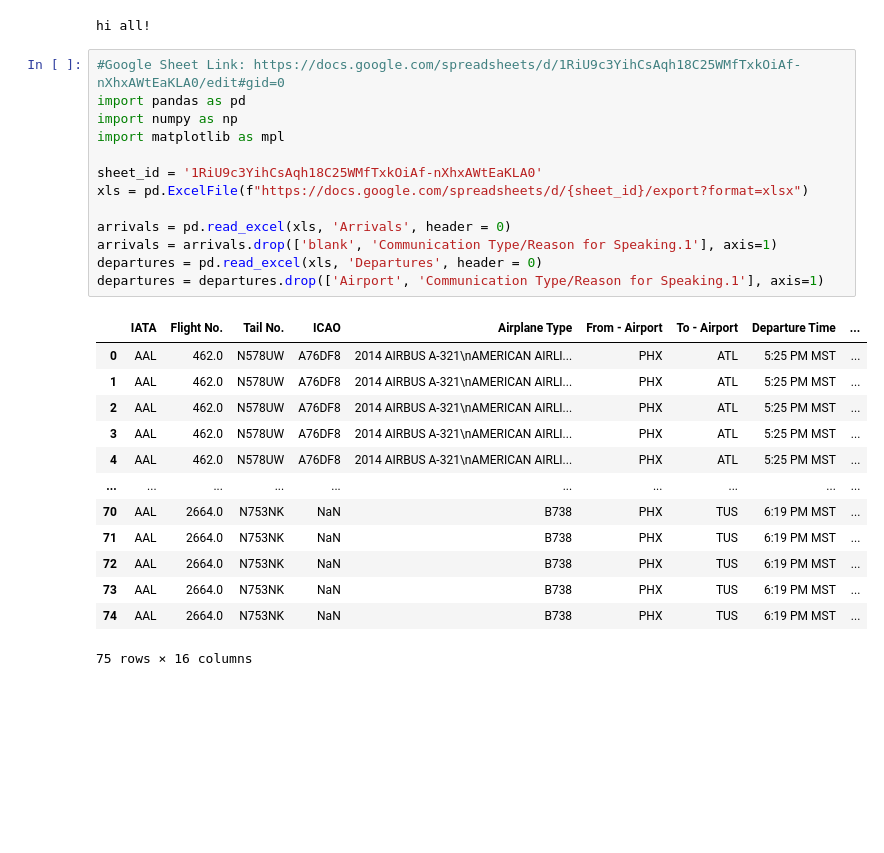
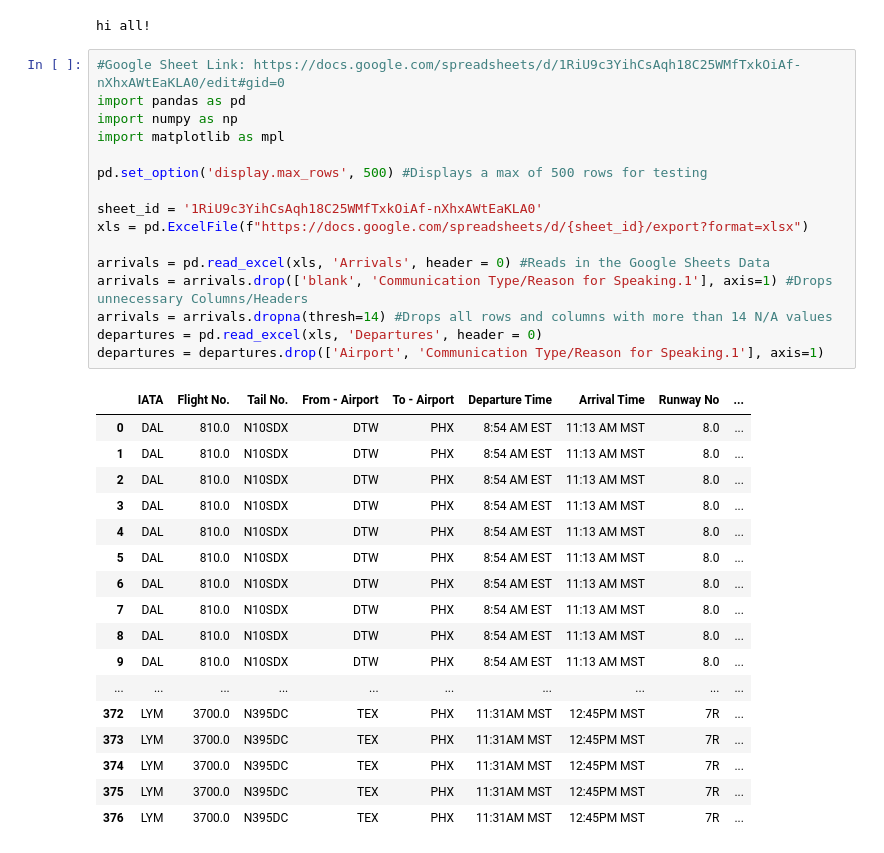
Before and after one commit to YangHusurianto/honeywell-atc-ai, a Jupyter notebook: random-forest.ipynb, the cells around one changed output. Cells and saved outputs as stored; diff of their text form; blank space fills up the shorter version.

Commit message:
Add files via upload
Got rid of all N/A rows for a cleaner data table

```diff
--- a/random-forest.ipynb
+++ b/random-forest.ipynb
@@ -5,27 +5,34 @@ hi all!
 # %%
 #Google Sheet Link: https://docs.google.com/spreadsheets/d/1RiU9c3YihCsAqh18C25WMfTxkOiAf-nXhxAWtEaKLA0/edit#gid=0
 import pandas as pd
 import numpy as np
 import matplotlib as mpl
 
+pd.set_option('display.max_rows', 500) #Displays a max of 500 rows for testing
+
 sheet_id = '1RiU9c3YihCsAqh18C25WMfTxkOiAf-nXhxAWtEaKLA0'
 xls = pd.ExcelFile(f"https://docs.google.com/spreadsheets/d/{sheet_id}/export?format=xlsx")
 
-arrivals = pd.read_excel(xls, 'Arrivals', header = 0)
-arrivals = arrivals.drop(['blank', 'Communication Type/Reason for Speaking.1'], axis=1)
+arrivals = pd.read_excel(xls, 'Arrivals', header = 0) #Reads in the Google Sheets Data
+arrivals = arrivals.drop(['blank', 'Communication Type/Reason for Speaking.1'], axis=1) #Drops unnecessary Columns/Headers
+arrivals = arrivals.dropna(thresh=14) #Drops all rows and columns with more than 14 N/A values
 departures = pd.read_excel(xls, 'Departures', header = 0)
 departures = departures.drop(['Airport', 'Communication Type/Reason for Speaking.1'], axis=1)
 # %% [output]
-|  | IATA | Flight No. | Tail No. | ICAO | Airplane Type | From - Airport | To - Airport | Departure Time | ... |
-| 0 | AAL | 462.0 | N578UW | A76DF8 | 2014 AIRBUS A-321\nAMERICAN AIRLI... | PHX | ATL | 5:25 PM MST | ... |
-| 1 | AAL | 462.0 | N578UW | A76DF8 | 2014 AIRBUS A-321\nAMERICAN AIRLI... | PHX | ATL | 5:25 PM MST | ... |
-| 2 | AAL | 462.0 | N578UW | A76DF8 | 2014 AIRBUS A-321\nAMERICAN AIRLI... | PHX | ATL | 5:25 PM MST | ... |
-| 3 | AAL | 462.0 | N578UW | A76DF8 | 2014 AIRBUS A-321\nAMERICAN AIRLI... | PHX | ATL | 5:25 PM MST | ... |
-| 4 | AAL | 462.0 | N578UW | A76DF8 | 2014 AIRBUS A-321\nAMERICAN AIRLI... | PHX | ATL | 5:25 PM MST | ... |
+|  | IATA | Flight No. | Tail No. | From - Airport | To - Airport | Departure Time | Arrival Time | Runway No | ... |
+| 0 | DAL | 810.0 | N10SDX | DTW | PHX | 8:54 AM EST | 11:13 AM MST | 8.0 | ... |
+| 1 | DAL | 810.0 | N10SDX | DTW | PHX | 8:54 AM EST | 11:13 AM MST | 8.0 | ... |
+| 2 | DAL | 810.0 | N10SDX | DTW | PHX | 8:54 AM EST | 11:13 AM MST | 8.0 | ... |
+| 3 | DAL | 810.0 | N10SDX | DTW | PHX | 8:54 AM EST | 11:13 AM MST | 8.0 | ... |
+| 4 | DAL | 810.0 | N10SDX | DTW | PHX | 8:54 AM EST | 11:13 AM MST | 8.0 | ... |
+| 5 | DAL | 810.0 | N10SDX | DTW | PHX | 8:54 AM EST | 11:13 AM MST | 8.0 | ... |
+| 6 | DAL | 810.0 | N10SDX | DTW | PHX | 8:54 AM EST | 11:13 AM MST | 8.0 | ... |
+| 7 | DAL | 810.0 | N10SDX | DTW | PHX | 8:54 AM EST | 11:13 AM MST | 8.0 | ... |
+| 8 | DAL | 810.0 | N10SDX | DTW | PHX | 8:54 AM EST | 11:13 AM MST | 8.0 | ... |
+| 9 | DAL | 810.0 | N10SDX | DTW | PHX | 8:54 AM EST | 11:13 AM MST | 8.0 | ... |
 | ... | ... | ... | ... | ... | ... | ... | ... | ... | ... |
-| 70 | AAL | 2664.0 | N753NK | NaN | B738 | PHX | TUS | 6:19 PM MST | ... |
-| 71 | AAL | 2664.0 | N753NK | NaN | B738 | PHX | TUS | 6:19 PM MST | ... |
-| 72 | AAL | 2664.0 | N753NK | NaN | B738 | PHX | TUS | 6:19 PM MST | ... |
-| 73 | AAL | 2664.0 | N753NK | NaN | B738 | PHX | TUS | 6:19 PM MST | ... |
-| 74 | AAL | 2664.0 | N753NK | NaN | B738 | PHX | TUS | 6:19 PM MST | ... |
+| 372 | LYM | 3700.0 | N395DC | TEX | PHX | 11:31AM MST | 12:45PM MST | 7R | ... |
+| 373 | LYM | 3700.0 | N395DC | TEX | PHX | 11:31AM MST | 12:45PM MST | 7R | ... |
+| 374 | LYM | 3700.0 | N395DC | TEX | PHX | 11:31AM MST | 12:45PM MST | 7R | ... |
+| 375 | LYM | 3700.0 | N395DC | TEX | PHX | 11:31AM MST | 12:45PM MST | 7R | ... |
+| 376 | LYM | 3700.0 | N395DC | TEX | PHX | 11:31AM MST | 12:45PM MST | 7R | ... |
-75 rows × 16 columns
```
